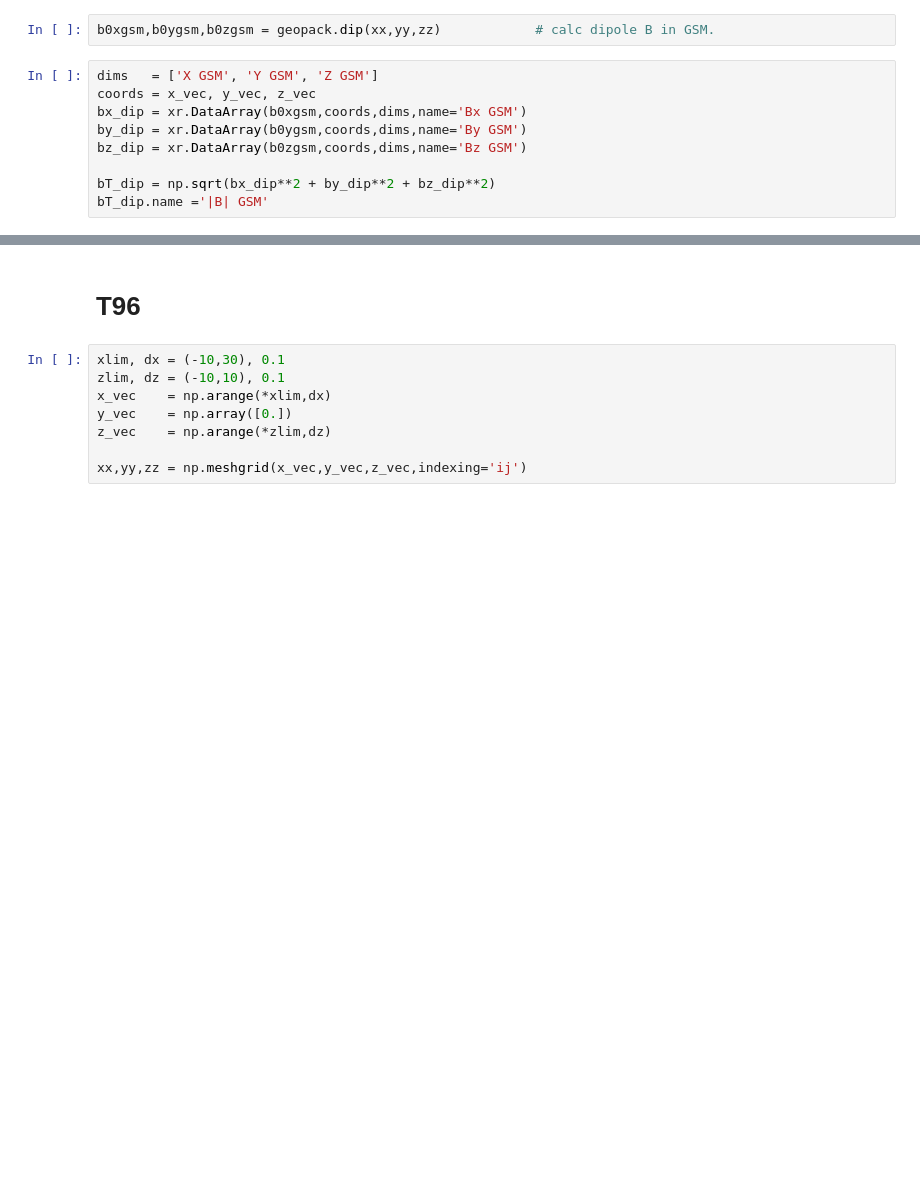
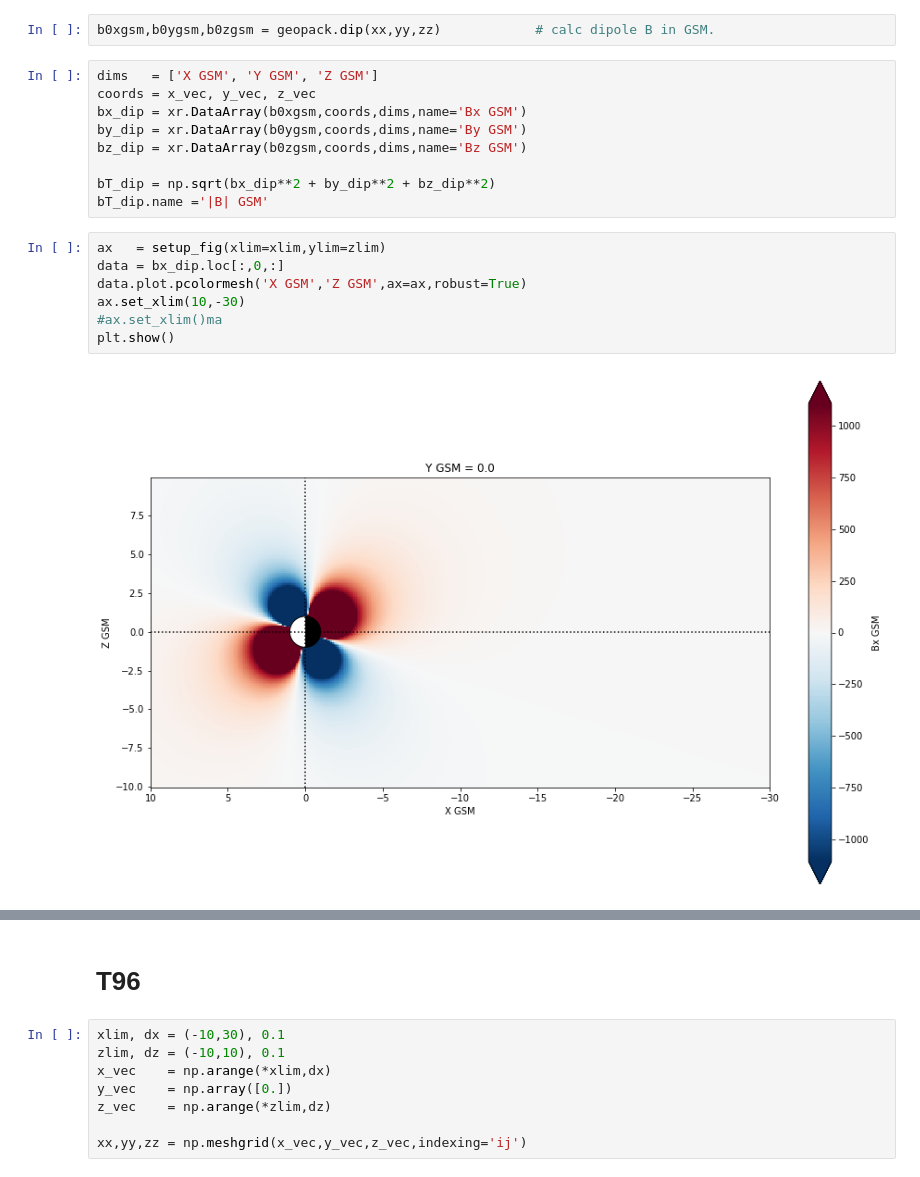
Before and after one commit to tsssss/geopack, a Jupyter notebook: notebooks/Tsyganenko Geopack.ipynb, the cells around one changed output, grey strips where cells are left out. Saved outputs shown, nothing was run; the diff lists cells and outputs as text; blank space fills up the shorter version.

```diff
--- a/notebooks/Tsyganenko Geopack.ipynb
+++ b/notebooks/Tsyganenko Geopack.ipynb
@@ -78,5 +106,14 @@ bz_dip = xr.DataArray(b0zgsm,coords,dims,name='Bz GSM')
 
 bT_dip = np.sqrt(bx_dip**2 + by_dip**2 + bz_dip**2)
 bT_dip.name ='|B| GSM'
+# %%
+ax   = setup_fig(xlim=xlim,ylim=zlim)
+data = bx_dip.loc[:,0,:]
+data.plot.pcolormesh('X GSM','Z GSM',ax=ax,robust=True)
+ax.set_xlim(10,-30)
+#ax.set_xlim()ma
+plt.show()
+# %% [output]
+[figure, added]
 # %%
 ax   = setup_fig(xlim=xlim,ylim=zlim)
```
Also changed, not shown: parts of 13 cells of this notebook.
